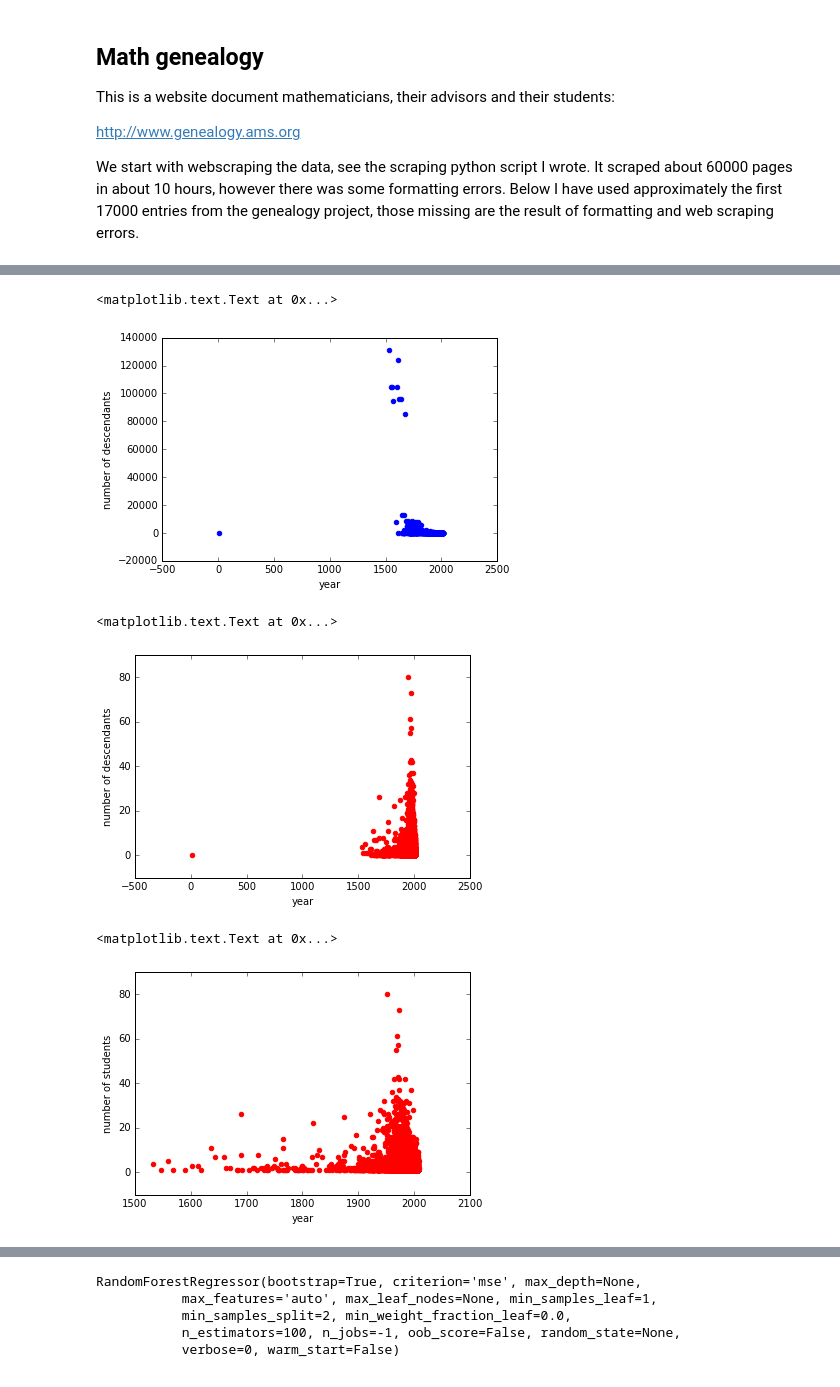
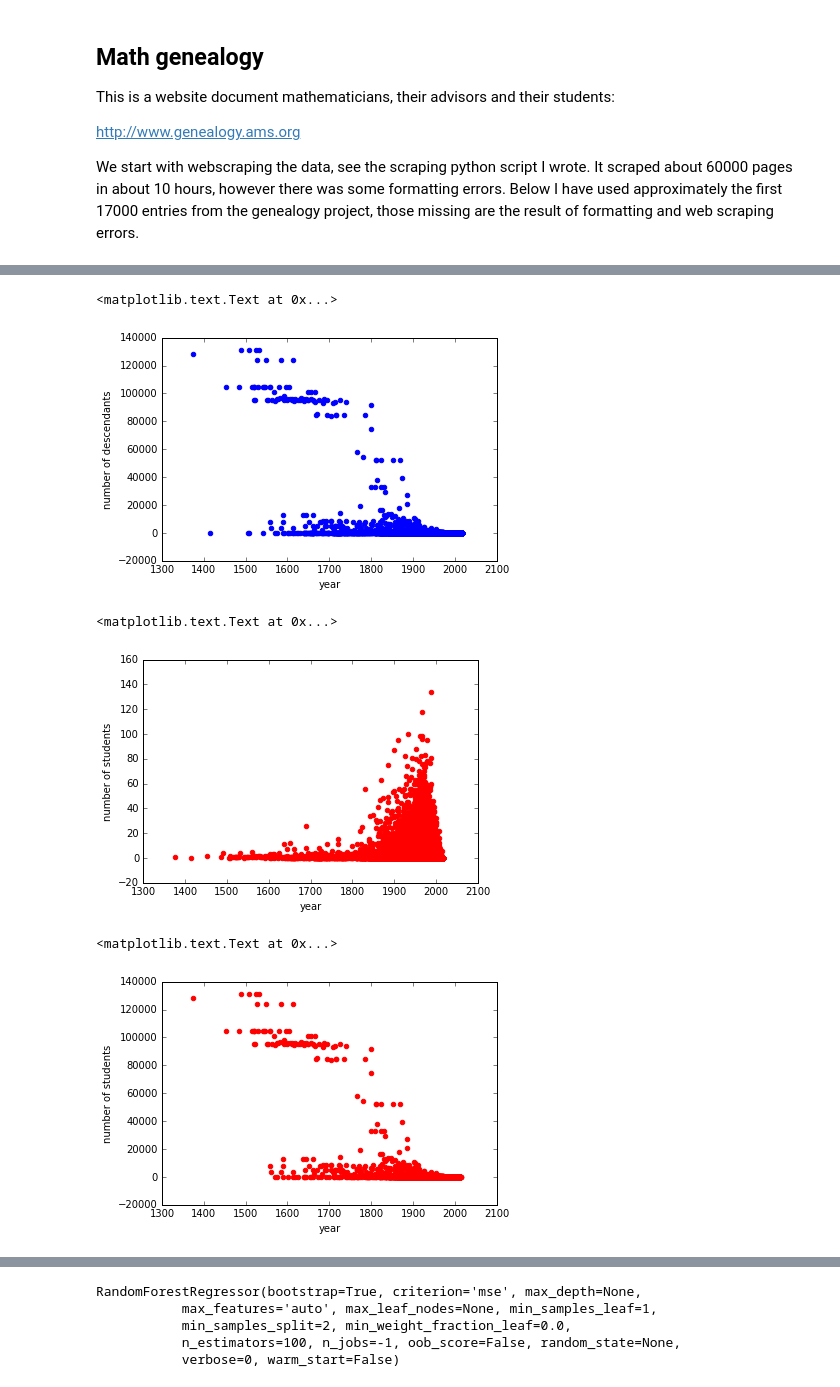
Before and after one commit to AusCoder/data_project_GA, a Jupyter notebook: math_genealogy/math_genealogy_analysis.ipynb, the cells around one changed output, grey strips where cells are left out. Drawn from its saved outputs; the diff is of its cells as text; code cells hidden in the pictures.

Commit message:
initial commit of title and thesis analysis, updated other anlysis script

```diff
--- a/math_genealogy/math_genealogy_analysis.ipynb
+++ b/math_genealogy/math_genealogy_analysis.ipynb
@@ -26,0 +19,17 @@ mathematicians['numericYear'] = years
+# %%
+# read in the csv data
+mathematicians = pd.read_csv('data/math_data.csv', delimiter=',')
+
+# take only those rows with a numeric mathId (the scraping went bad at some points)
+mathematicians = mathematicians[mathematicians.mathId.apply(lambda x: x.isnumeric())].set_index('mathId')
+# %%
+# add a row for numeric year
+years = mathematicians.thesisYear.apply(pd.to_numeric, errors='coerce')
+# some of the years were doubled up, eg 19771984. Fix in those cases:
+for idx in years[years > 10000].index:
+    years[idx] = float(int(years[idx]/10000))
+# add a column to the dataframe with numeric years
+mathematicians['numericYear'] = years
+# filter out some obvious bad ones, this might be throwing out a bunch of my data...
+mathematicians = mathematicians[(mathematicians.numericYear.isnull() == False)
+                               & (mathematicians.numericYear > 1000)]
@@ -28,14 +44,14 @@ mathematicians['numericYear'] = years
 # a plot of year vs number of descendants
 #
 # as you would expect, there are several old mathematicians with huge numbers of descendants
-x = mathematicians[mathematicians.numericYear.isnull() == False].numericYear
-y = mathematicians[mathematicians.numericYear.isnull() == False].numDescendants
+x = mathematicians.numericYear
+y = mathematicians.numDescendants
 plt.scatter(x,y, color='blue')
 plt.xlabel('year')
 plt.ylabel('number of descendants')
 # %% [output]
 <matplotlib.text.Text at 0x...>
-[figure, old version]
+[figure, new version]
 # %%
 # a plot of the when a mathematician did their thesis against the number of students they have had
 #
@@ -43,24 +59,25 @@ plt.ylabel('number of descendants')
 # while those who earned one a long time ago are unlikely to have many students because there weren't many students in
 # general back then.
 
-x = mathematicians[mathematicians.numericYear.isnull() == False].numericYear
-y = mathematicians[mathematicians.numericYear.isnull() == False].numStudents
+x = mathematicians.numericYear
+y = mathematicians.numStudents
 plt.scatter(x,y, color='red')
 plt.xlabel('year')
-plt.ylabel('number of descendants')
+plt.ylabel('number of students')
 # %% [output]
 <matplotlib.text.Text at 0x...>
-[figure, old version]
+[figure, new version]
 # %%
 # same plot as above, but remove those with 0 descendants
-base_stuff = mathematicians[(mathematicians.numericYear.isnull() == False) & (mathematicians.numDescendants > 0)]
+base_stuff = mathematicians[(mathematicians.numDescendants > 0)
+                           & (mathematicians.numStudents > 0)]
 x = base_stuff.numericYear
-y = base_stuff.numStudents
+y = base_stuff.numDescendants
 plt.scatter(x,y, color='red')
 plt.xlabel('year')
 plt.ylabel('number of students')
 
 #mathematicians[mathematicians.numStudents > 0].numeric
 # %% [output]
 <matplotlib.text.Text at 0x...>
-[figure, old version]
+[figure, new version]
```
Also changed, not shown: parts of 10 cells of this notebook, 2 other files.
